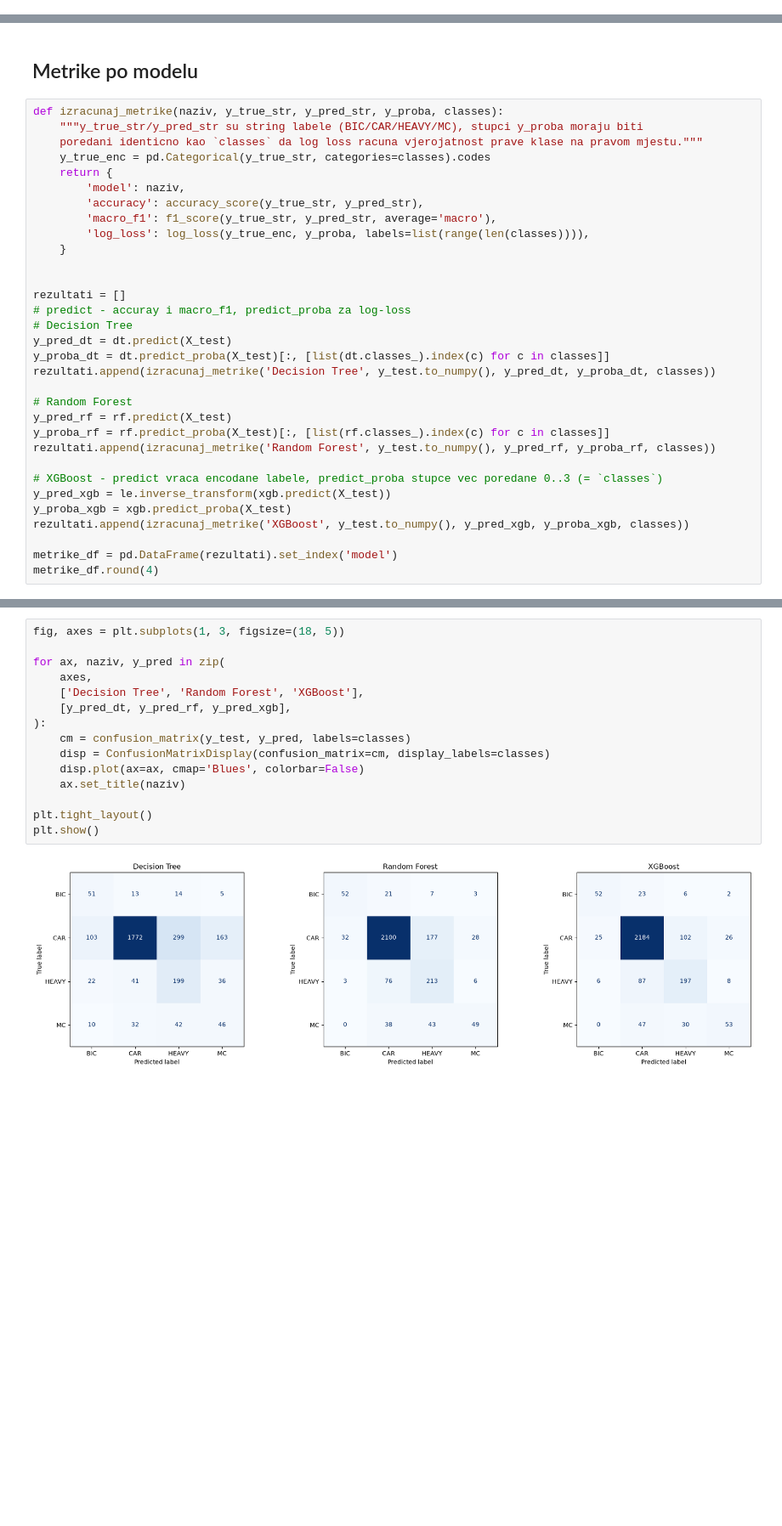
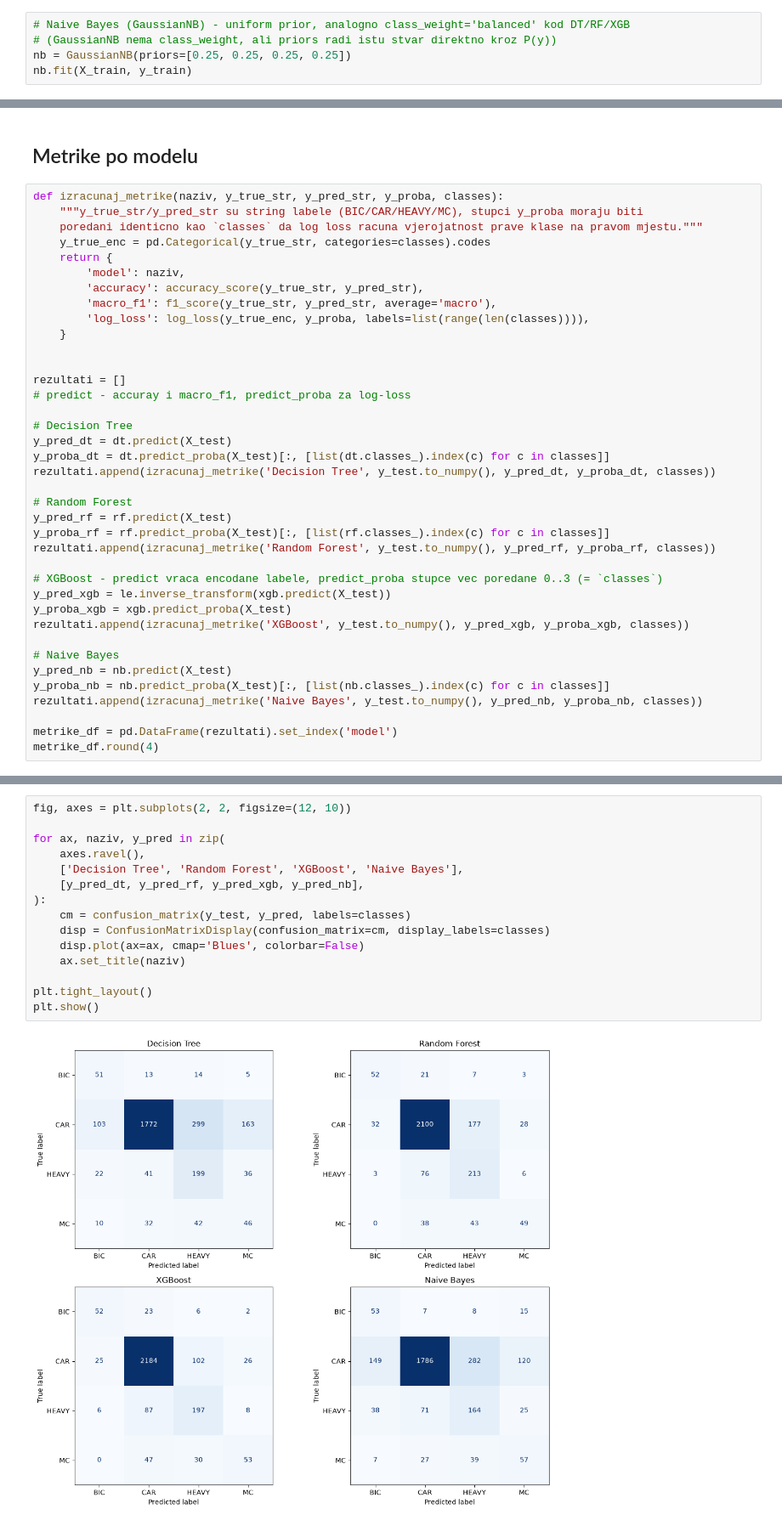
Before and after one commit to mia-sagovac2/dyna-ai, a Jupyter notebook: notebooks/03_modeli/metrike_usporedba.ipynb, the cells around one changed output, grey strips where cells are left out. Shown at 85% size. Saved outputs shown, nothing was run; the diff lists cells and outputs as text; blank space fills up the shorter version.

Commit message:
bayes i model sa 10 znacajki

```diff
--- a/notebooks/03_modeli/metrike_usporedba.ipynb
+++ b/notebooks/03_modeli/metrike_usporedba.ipynb
@@ -68,3 +83,8 @@ xgb.fit(X_tr2, y_tr2, sample_weight=weights_tr2, eval_set=[(X_val, y_val)], verb
 print(f"Zaustavljeno nakon {xgb.best_iteration} stabala (od maksimalnih 1000 dopustenih)")
 # %% [output]
 Zaustavljeno nakon 407 stabala (od maksimalnih 1000 dopustenih)
+# %%
+# Naive Bayes (GaussianNB) - uniform prior, analogno class_weight='balanced' kod DT/RF/XGB
+# (GaussianNB nema class_weight, ali priors radi istu stvar direktno kroz P(y))
+nb = GaussianNB(priors=[0.25, 0.25, 0.25, 0.25])
+nb.fit(X_train, y_train)
@@ -85,6 +107,7 @@ def izracunaj_metrike(naziv, y_true_str, y_pred_str, y_proba, classes):
 
 rezultati = []
 # predict - accuray i macro_f1, predict_proba za log-loss
+
 # Decision Tree
 y_pred_dt = dt.predict(X_test)
 y_proba_dt = dt.predict_proba(X_test)[:, [list(dt.classes_).index(c) for c in classes]]
@@ -100,6 +123,11 @@ y_pred_xgb = le.inverse_transform(xgb.predict(X_test))
 y_proba_xgb = xgb.predict_proba(X_test)
 rezultati.append(izracunaj_metrike('XGBoost', y_test.to_numpy(), y_pred_xgb, y_proba_xgb, classes))
 
+# Naive Bayes
+y_pred_nb = nb.predict(X_test)
+y_proba_nb = nb.predict_proba(X_test)[:, [list(nb.classes_).index(c) for c in classes]]
+rezultati.append(izracunaj_metrike('Naive Bayes', y_test.to_numpy(), y_pred_nb, y_proba_nb, classes))
+
 metrike_df = pd.DataFrame(rezultati).set_index('model')
 metrike_df.round(4)
 # %% [output]
@@ -113,17 +142,17 @@ metrike_df.round(4)
 # %%
-fig, axes = plt.subplots(1, 3, figsize=(18, 5))
+fig, axes = plt.subplots(2, 2, figsize=(12, 10))
 
 for ax, naziv, y_pred in zip(
-    axes,
-    ['Decision Tree', 'Random Forest', 'XGBoost'],
-    [y_pred_dt, y_pred_rf, y_pred_xgb],
+    axes.ravel(),
+    ['Decision Tree', 'Random Forest', 'XGBoost', 'Naive Bayes'],
+    [y_pred_dt, y_pred_rf, y_pred_xgb, y_pred_nb],
 ):
     cm = confusion_matrix(y_test, y_pred, labels=classes)
     disp = ConfusionMatrixDisplay(confusion_matrix=cm, display_labels=classes)
     disp.plot(ax=ax, cmap='Blues', colorbar=False)
     ax.set_title(naziv)
 
 plt.tight_layout()
 plt.show()
 # %% [output]
-[figure, old version]
+[figure, new version]
```
Also changed, not shown: parts of 9 cells of this notebook, 12 other files.
